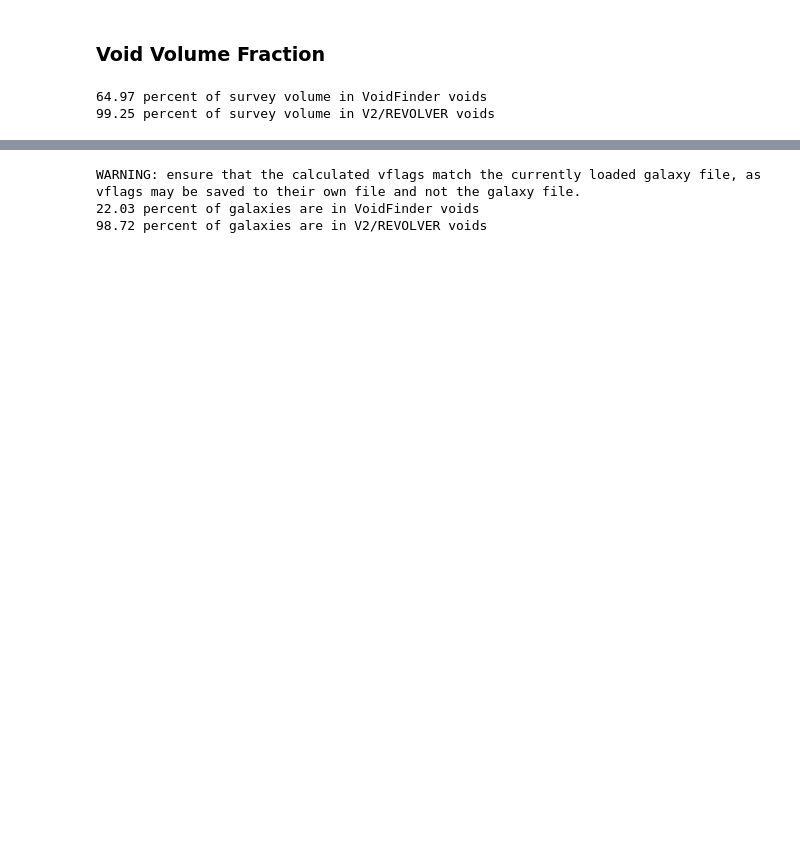
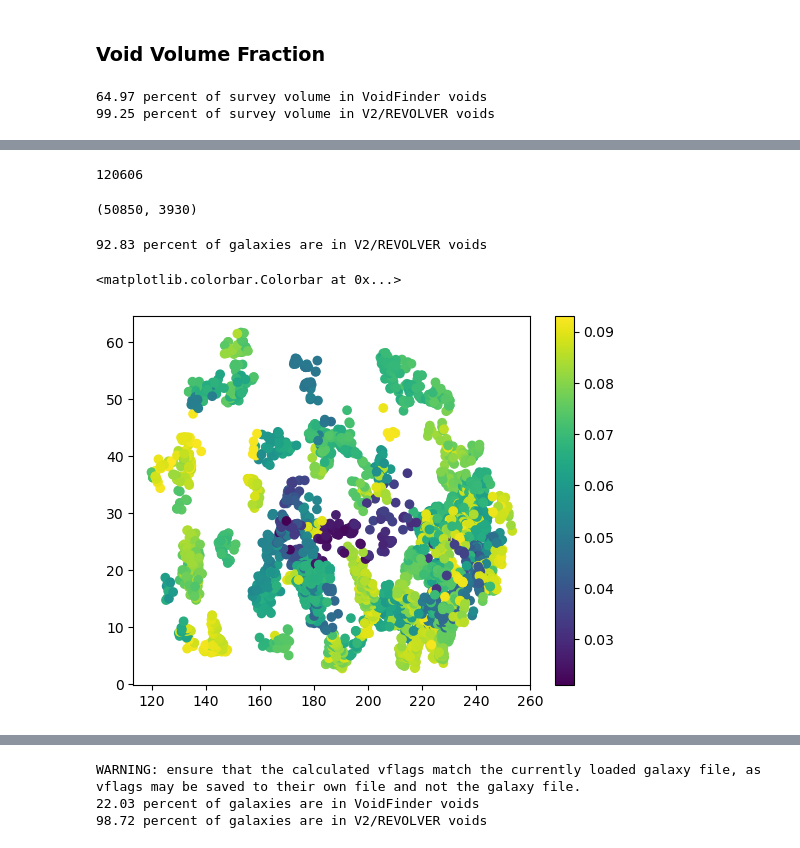
Before and after one commit to DESI-UR/VAST, a Jupyter notebook: example_scripts/void_analysis.ipynb, the cells around one changed output, grey strips where cells are left out. Cells and saved outputs as stored; diff of their text form; code cells hidden in the pictures; blank space fills up the shorter version.

Commit message:
vflag calculation for V2

```diff
--- a/example_scripts/void_analysis.ipynb
+++ b/example_scripts/void_analysis.ipynb
@@ -130,8 +137,10 @@ voidfinder_catalog.calculate_r_eff() #effective void radii
 # %%
-# After we create a file identifying which galaxies are in VoidFinder voids, we can load it in
+# After we create a file identifying which galaxies are in VoidFinder or V2 voids, we can load it in
 # instead of running calculate_vflag
 vflag_path = 'vollim_dr7_cbp_102709_VoidFinder_vflags.fits' #output destination for vflag calculation
 voidfinder_catalog.add_galaxies(galaxies_path, vflag_path = vflag_path, redshift_name='z')
+vflag_path = 'vollim_dr7_cbp_102709_V2_vflags.fits' #output destination for vflag calculation
+vsquared_catalog.add_galaxies(galaxies_path, vflag_path = vflag_path, redshift_name='z')
 # %%
 # Print text highlighted in red
 redtext = lambda x: f"\x1b[31m{x}\x1b[0m"
@@ -188,3 +199,28 @@ print(f'{vsquared_volume_fraction * 100:.2f} percent of survey volume in V2/REVO
 voidfinder_catalog.galaxies['rabsmag'] = -30
 vsquared_catalog.galaxies['rabsmag'] = -30
 vsquared_catalog.info['MAGLIM'] = 9999 # The V2 DR7 config file doesn't include a magnitude limit, so let's add one
+# %%
+len(vsquared_catalog.galaxies)
+# %% [output]
+120606
+# %%
+num_galaxies_in_void,  num_galaxies
+# %% [output]
+(50850, 3930)
+# %%
+num_galaxies_in_void, num_galaxies = vsquared_catalog.galaxy_membership()
+vsquared_galaxy_fraction = num_galaxies_in_void / num_galaxies
+print(f'{vsquared_galaxy_fraction * 100:.2f} percent of galaxies are in V2/REVOLVER voids')
+# %% [output]
+92.83 percent of galaxies are in V2/REVOLVER voids
+# %%
+vflag, num_galaxies = vsquared_catalog.galaxy_membership(return_selector=True)
+# %%
+import matplotlib.pyplot as plt
+#plt.scatter( vsquared_catalog.galaxies[vflag==1]['ra'], vsquared_catalog.galaxies[vflag==1]['dec'], color='r')
+#plt.scatter( vsquared_catalog.galaxies[vflag==0]['ra'], vsquared_catalog.galaxies[vflag==0]['dec'], color='k')
+scatter = plt.scatter( vsquared_catalog.galaxies[vflag==0]['ra'], vsquared_catalog.galaxies[vflag==0]['dec'], c=vsquared_catalog.galaxies[vflag==0]['redshift'])
+plt.colorbar(scatter)
+# %% [output]
+<matplotlib.colorbar.Colorbar at 0x...>
+[figure, added]
```
Also changed, not shown: parts of 24 cells of this notebook, 4 other files.
